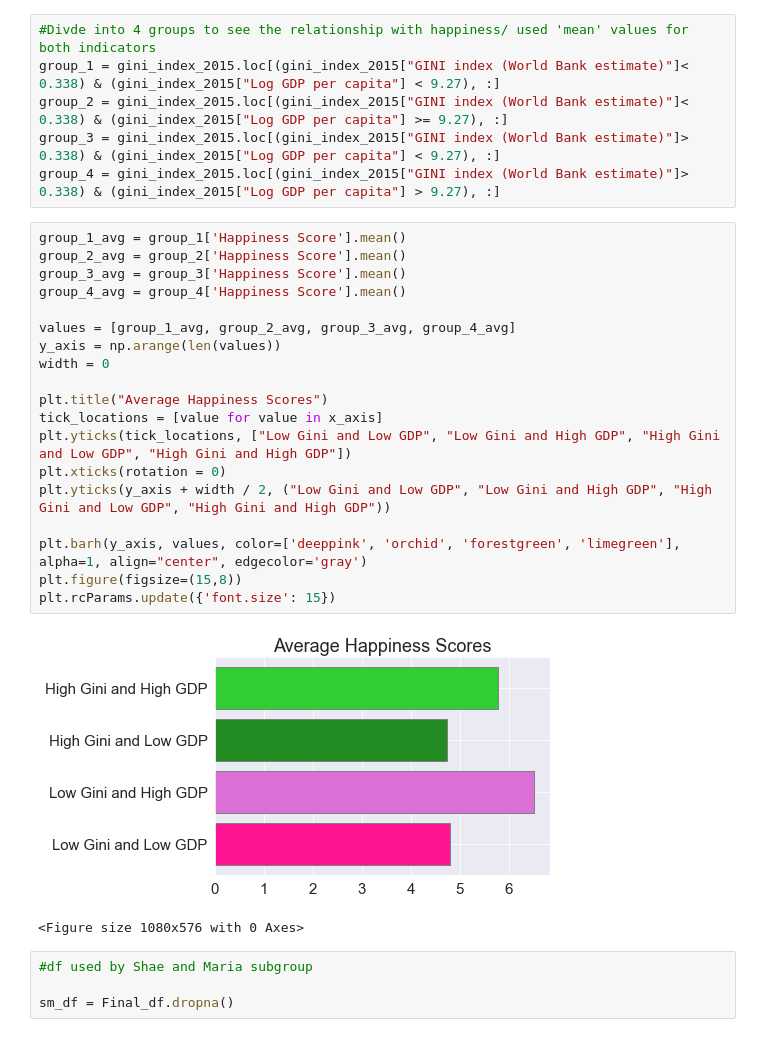
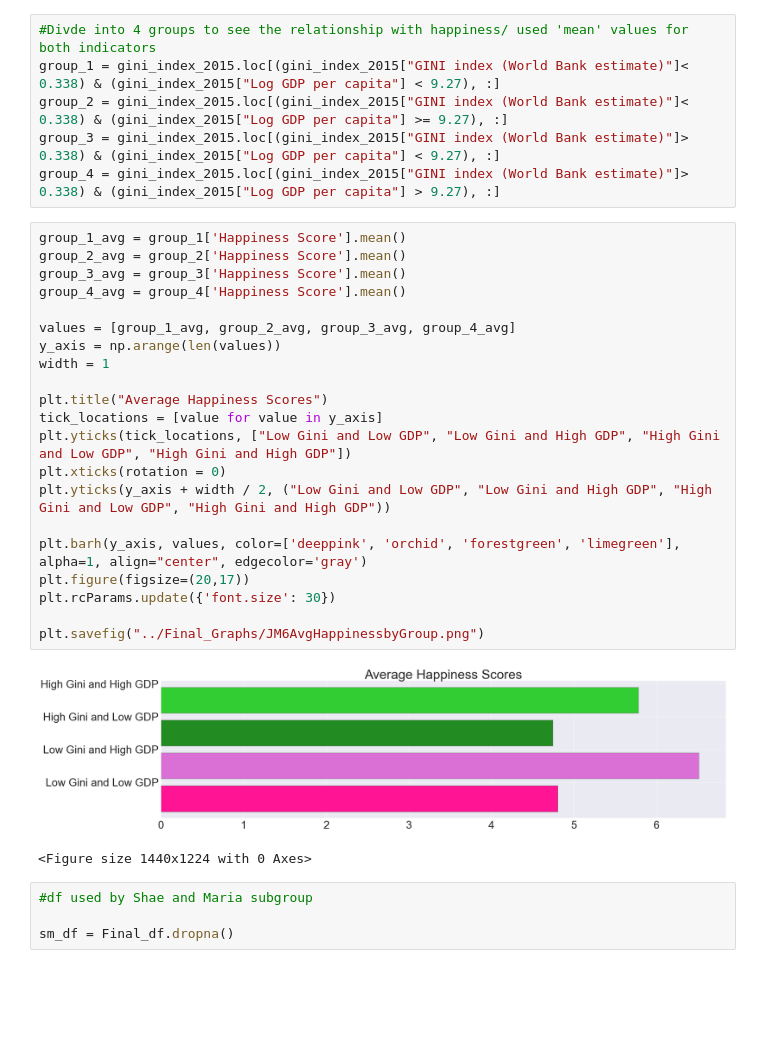
Before and after one commit to miheep8938/Veritas-Collective, a Jupyter notebook: Final Draft.ipynb, the cells around one changed output. Cells and saved outputs as stored; diff of their text form; blank space fills up the shorter version.

```diff
--- a/Final Draft.ipynb
+++ b/Final Draft.ipynb
@@ -415,25 +412,27 @@ group_4 = gini_index_2015.loc[(gini_index_2015["GINI index (World Bank estimate)
 # %%
 group_1_avg = group_1['Happiness Score'].mean()
 group_2_avg = group_2['Happiness Score'].mean()
 group_3_avg = group_3['Happiness Score'].mean()
 group_4_avg = group_4['Happiness Score'].mean()
 
 values = [group_1_avg, group_2_avg, group_3_avg, group_4_avg]
 y_axis = np.arange(len(values))
-width = 0
+width = 1
 
 plt.title("Average Happiness Scores")
-tick_locations = [value for value in x_axis]
+tick_locations = [value for value in y_axis]
 plt.yticks(tick_locations, ["Low Gini and Low GDP", "Low Gini and High GDP", "High Gini and Low GDP", "High Gini and High GDP"])
 plt.xticks(rotation = 0)
 plt.yticks(y_axis + width / 2, ("Low Gini and Low GDP", "Low Gini and High GDP", "High Gini and Low GDP", "High Gini and High GDP"))
 
 plt.barh(y_axis, values, color=['deeppink', 'orchid', 'forestgreen', 'limegreen'], alpha=1, align="center", edgecolor='gray')
-plt.figure(figsize=(15,8))
-plt.rcParams.update({'font.size': 15})
+plt.figure(figsize=(20,17))
+plt.rcParams.update({'font.size': 30})
+
+plt.savefig("../Final_Graphs/JM6AvgHappinessbyGroup.png")
 # %% [output]
-[figure, old version]
+[figure, new version]
-<Figure size 1080x576 with 0 Axes>
+<Figure size 1440x1224 with 0 Axes>
 # %%
 #df used by Shae and Maria subgroup
 
```
Also changed, not shown: parts of 36 cells of this notebook, 1 other file.
